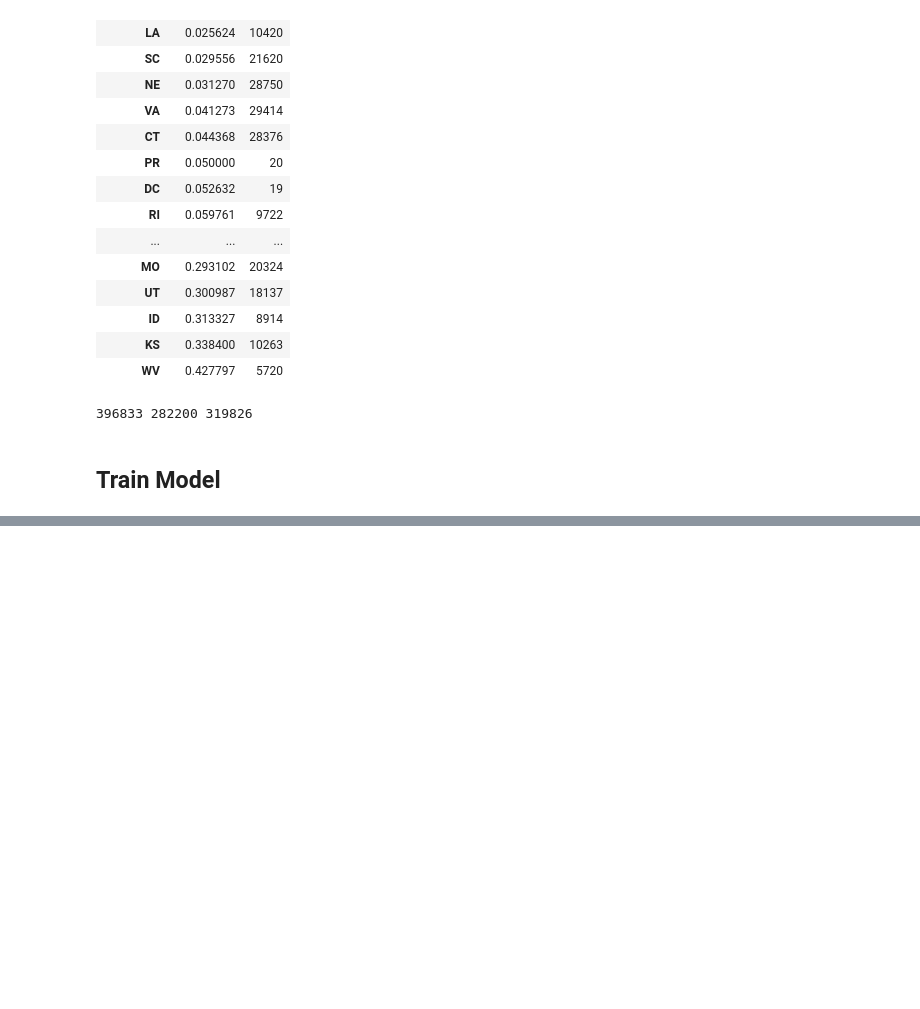
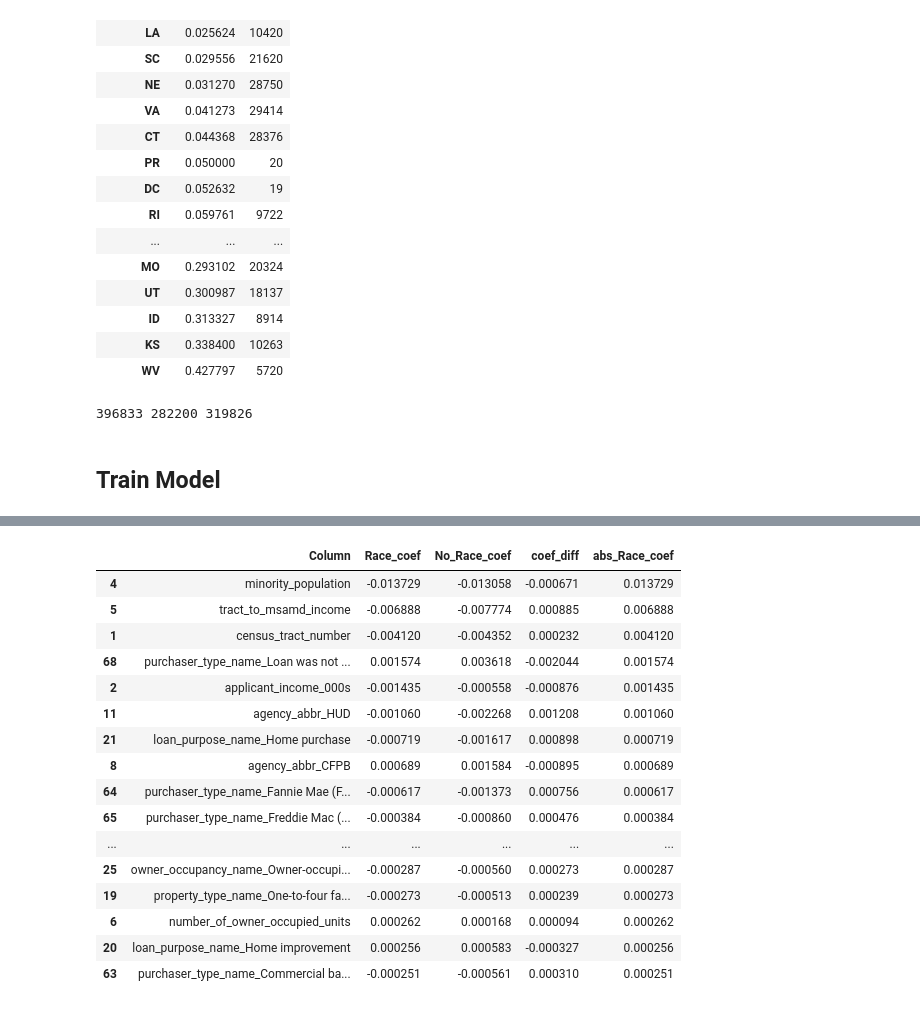
Before and after one commit to mglevitt/Lending_Bias, a Jupyter notebook: src/Model.ipynb, the cells around one changed output, grey strips where cells are left out. Saved outputs shown, nothing was run; the diff lists cells and outputs as text; code cells hidden in the pictures; blank space fills up the shorter version.

Commit message:
Added Model Without Race

```diff
--- a/src/Model.ipynb
+++ b/src/Model.ipynb
@@ -57,6 +71,6 @@ array(['Riverside County', 'Alameda County', 'Sacramento County',
 # %%
 sd_df = df_2017[df_2017['county_name'] == 'San Diego County']
-columns_to_drop = ['county_name','state_abbr','denial_reason_name_1','hud_median_family_income']
+columns_to_drop = ['county_name','state_abbr','denial_reason_name_1','hud_median_family_income','action_taken_name']
 cleaned_sd_df = sd_df.drop(columns = columns_to_drop).dropna(subset = ['applicant_income_000s','number_of_1_to_4_family_units','loan_amount_000s'])
 print(cleaned_sd_df.shape)
 encoded_sd_df = pd.get_dummies(cleaned_sd_df)
@@ -179,0 +193,16 @@ weighted avg       0.82      0.90      0.86     55643
+# %%
+cleaned_sd_df_no_race = cleaned_sd_df.drop(columns = ['applicant_ethnicity_name',
+       'co_applicant_ethnicity_name', 'applicant_race_name_1',
+       'co_applicant_race_name_1'])
+encoded_sd_df_no_race = pd.get_dummies(cleaned_sd_df_no_race)
+print(encoded_sd_df_no_race.shape)
+train_no_race = encoded_sd_df_no_race.drop(columns = ['denied'])
+x_train_no_race, x_test_no_race, y_train, y_test = train_test_split(train_no_race,target,test_size = .4)
+model_no_race = LogisticRegression()
+model_no_race.fit(x_train_no_race,y_train)
+train_preds_no_race = model_no_race.predict(x_train_no_race)
+test_preds_no_race = model_no_race.predict(x_test_no_race)
+preds_no_race = model_no_race.predict(train_no_race)
+print(classification_report(y_train,train_preds_no_race,labels = [0,1]))
+print(classification_report(y_test,test_preds_no_race,labels = [0,1]))
+print(classification_report(target,preds_no_race,labels = [0,1]))
@@ -179,0 +249,9 @@ weighted avg       0.82      0.90      0.86     55643
+# %%
+train_cols = list(train.columns)
+train_cols_no_race = list(train_no_race.columns)
+coef_df = pd.DataFrame({'Column':train_cols,'Race_coef':model.coef_[0]})
+no_race_coef_df = pd.DataFrame({'Column':train_cols_no_race,'No_Race_coef':model_no_race.coef_[0]}).set_index('Column')
+all_coef_df = coef_df.join(no_race_coef_df,on = ['Column'],how = 'left')
+all_coef_df['coef_diff'] = all_coef_df['Race_coef'] - all_coef_df['No_Race_coef']
+all_coef_df['abs_Race_coef'] = abs(all_coef_df['Race_coef'])
+all_coef_df
@@ -179,0 +272,20 @@ weighted avg       0.82      0.90      0.86     55643
+# %%
+all_coef_df.sort_values(by = 'abs_Race_coef',ascending=False).head(20)
+# %% [output]
+|  | Column | Race_coef | No_Race_coef | coef_diff | abs_Race_coef |
+| 4 | minority_population | -0.013729 | -0.013058 | -0.000671 | 0.013729 |
+| 5 | tract_to_msamd_income | -0.006888 | -0.007774 | 0.000885 | 0.006888 |
+| 1 | census_tract_number | -0.004120 | -0.004352 | 0.000232 | 0.004120 |
+| 68 | purchaser_type_name_Loan was not ... | 0.001574 | 0.003618 | -0.002044 | 0.001574 |
+| 2 | applicant_income_000s | -0.001435 | -0.000558 | -0.000876 | 0.001435 |
+| 11 | agency_abbr_HUD | -0.001060 | -0.002268 | 0.001208 | 0.001060 |
+| 21 | loan_purpose_name_Home purchase | -0.000719 | -0.001617 | 0.000898 | 0.000719 |
+| 8 | agency_abbr_CFPB | 0.000689 | 0.001584 | -0.000895 | 0.000689 |
+| 64 | purchaser_type_name_Fannie Mae (F... | -0.000617 | -0.001373 | 0.000756 | 0.000617 |
+| 65 | purchaser_type_name_Freddie Mac (... | -0.000384 | -0.000860 | 0.000476 | 0.000384 |
+| ... | ... | ... | ... | ... | ... |
+| 25 | owner_occupancy_name_Owner-occupi... | -0.000287 | -0.000560 | 0.000273 | 0.000287 |
+| 19 | property_type_name_One-to-four fa... | -0.000273 | -0.000513 | 0.000239 | 0.000273 |
+| 6 | number_of_owner_occupied_units | 0.000262 | 0.000168 | 0.000094 | 0.000262 |
+| 20 | loan_purpose_name_Home improvement | 0.000256 | 0.000583 | -0.000327 | 0.000256 |
+| 63 | purchaser_type_name_Commercial ba... | -0.000251 | -0.000561 | 0.000310 | 0.000251 |
```
Also changed, not shown: parts of 8 cells of this notebook.
